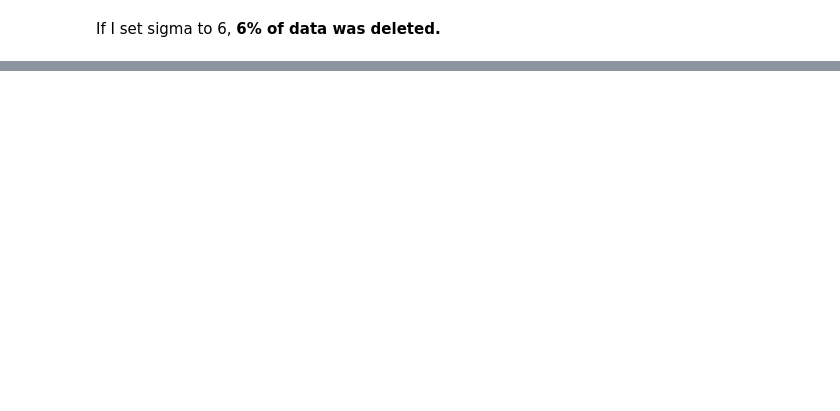
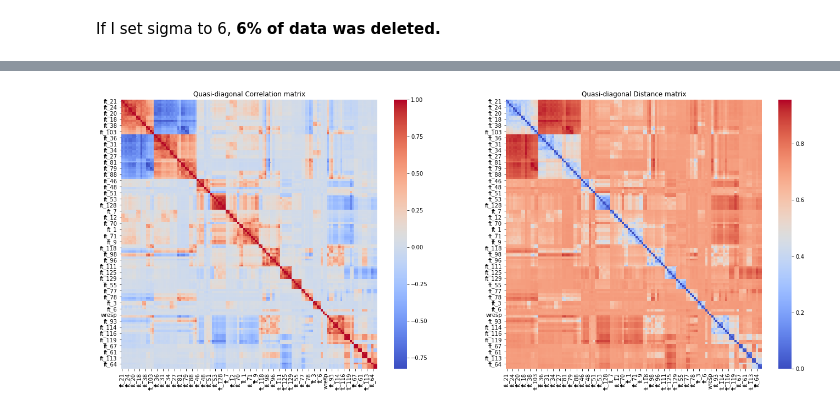
Before and after one commit to JerryKwon/jane-street-market-prediction, a Jupyter notebook: ipynb_notebooks/youngin/jane-pytorch-lstm-implementation.ipynb, the cells around one changed output, grey strips where cells are left out. Drawn from its saved outputs; the diff is of its cells as text; code cells hidden in the pictures; blank space fills up the shorter version.

```diff
--- a/ipynb_notebooks/youngin/jane-pytorch-lstm-implementation.ipynb
+++ b/ipynb_notebooks/youngin/jane-pytorch-lstm-implementation.ipynb
@@ -869,2 +920,36 @@ plt.show()
+# %%
+def getQuasiDiag(link):
+    # Sort clustered items by distance
+    link=link.astype(int)
+    sortIx=pd.Series([link[-1,0],link[-1,1]])
+    numItems=link[-1,3] # number of original items
+    while sortIx.max()>=numItems:
+        sortIx.index=range(0,sortIx.shape[0]*2,2) # make space
+        df0=sortIx[sortIx>=numItems] # find clusters
+        i=df0.index;j=df0.values-numItems
+        sortIx[i]=link[j,0] # item 1
+        df0=pd.Series(link[j,1],index=i+1)
+        sortIx=sortIx.append(df0) # item 2
+        sortIx=sortIx.sort_index() # re-sort
+        sortIx.index=range(sortIx.shape[0]) # re-index
+    return sortIx.tolist()
+# %%
+sortIx=getQuasiDiag(link)
+sortIx=corr_mat.index[sortIx].tolist() # recover labels
+corr_diag=corr_mat.loc[sortIx,sortIx] # reorder
+
+sortIx=getQuasiDiag(link)
+sortIx=dist.index[sortIx].tolist() # recover labels
+dist_diag=dist.loc[sortIx,sortIx] # reorder
+# %%
+fig, (ax1, ax2) = plt.subplots(ncols=2, figsize=(23,9))
+
+sns.heatmap(corr_diag,ax= ax1, cmap='coolwarm');
+sns.heatmap(dist_diag,ax= ax2, cmap='coolwarm');
+ax1.title.set_text('Quasi-diagonal Correlation matrix')
+ax2.title.set_text('Quasi-diagonal Distance matrix')
+plt.show()
+# %% [output]
+[figure, added]
 # %% [markdown]
 [](http://)
```
Also changed, not shown: parts of 103 cells of this notebook.
